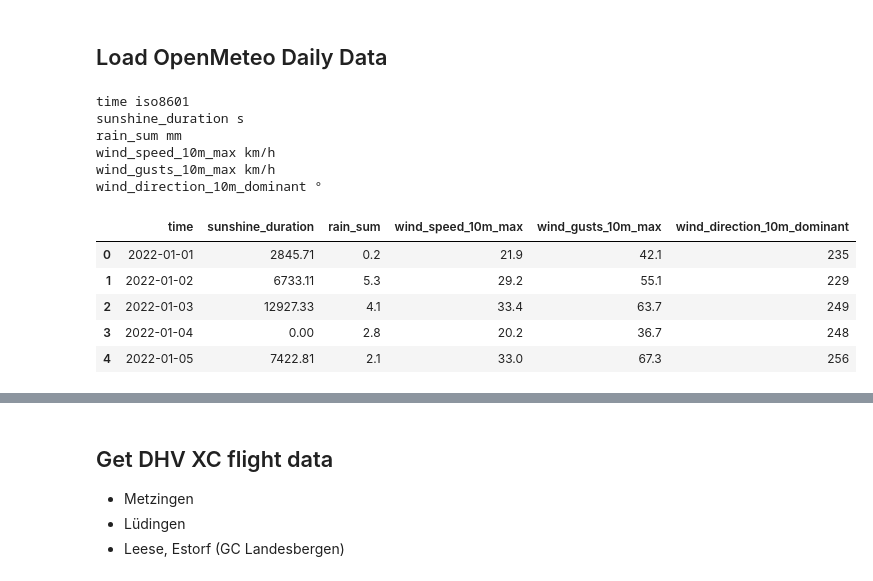
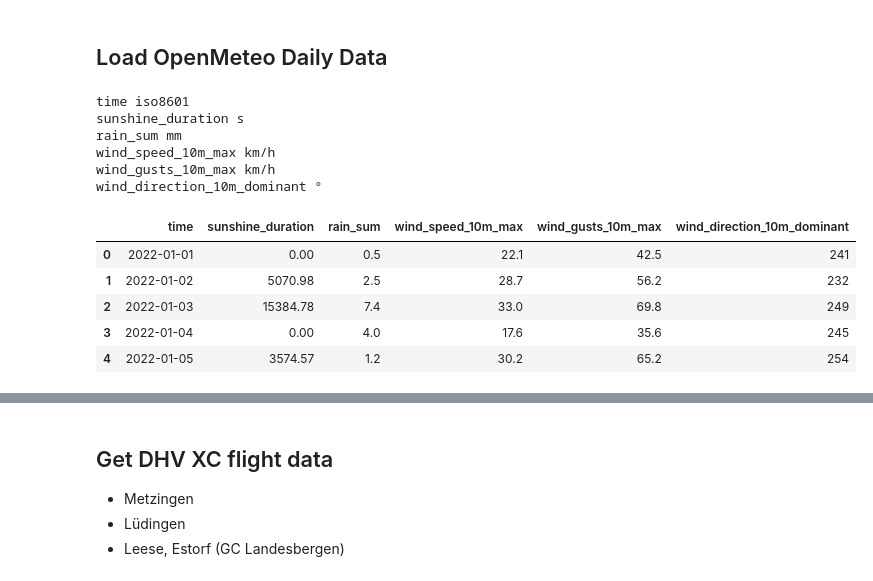
Before and after one commit to rappakos/flugbetrieb-metzingen, a Jupyter notebook: wetter/predictions.ipynb, the cells around one changed output, grey strips where cells are left out. Saved outputs shown, nothing was run; the diff lists cells and outputs as text; code cells hidden in the pictures.

```diff
--- a/wetter/predictions.ipynb
+++ b/wetter/predictions.ipynb
@@ -11,36 +11,36 @@ locations = {
 
 dates = {
       'StartDate': '2022-01-01',
       'EndDate': '2024-11-11'
     }
 
-loc = 'Hannover Station 2014'
+loc = 'Metzingen'
 
 openmeteo = f'https://archive-api.open-meteo.com/v1/archive?latitude={locations[loc]["lat"]}&longitude={locations[loc]["long"]}&start_date={dates["StartDate"]}&end_date={dates["EndDate"]}&daily=sunshine_duration,rain_sum,wind_speed_10m_max,wind_gusts_10m_max,wind_direction_10m_dominant&timezone=GMT'
 
 res = requests.get(openmeteo)
 if res.status_code == 200:
   data = res.json()
 
 
 
 for k in data['daily_units']:
   print(k,data['daily_units'][k])
 
 
 df = pd.DataFrame(data['daily'], columns= data['daily_units'])
 
 df.head()
 # %% [output]
 time iso8601
 sunshine_duration s
 rain_sum mm
 wind_speed_10m_max km/h
 wind_gusts_10m_max km/h
 wind_direction_10m_dominant °
 |  | time | sunshine_duration | rain_sum | wind_speed_10m_max | wind_gusts_10m_max | wind_direction_10m_dominant |
-| 0 | 2022-01-01 | 2845.71 | 0.2 | 21.9 | 42.1 | 235 |
-| 1 | 2022-01-02 | 6733.11 | 5.3 | 29.2 | 55.1 | 229 |
-| 2 | 2022-01-03 | 12927.33 | 4.1 | 33.4 | 63.7 | 249 |
-| 3 | 2022-01-04 | 0.00 | 2.8 | 20.2 | 36.7 | 248 |
-| 4 | 2022-01-05 | 7422.81 | 2.1 | 33.0 | 67.3 | 256 |
+| 0 | 2022-01-01 | 0.00 | 0.5 | 22.1 | 42.5 | 241 |
+| 1 | 2022-01-02 | 5070.98 | 2.5 | 28.7 | 56.2 | 232 |
+| 2 | 2022-01-03 | 15384.78 | 7.4 | 33.0 | 69.8 | 249 |
+| 3 | 2022-01-04 | 0.00 | 4.0 | 17.6 | 35.6 | 245 |
+| 4 | 2022-01-05 | 3574.57 | 1.2 | 30.2 | 65.2 | 254 |
```
Also changed, not shown: parts of 9 cells of this notebook, 3 other files.
